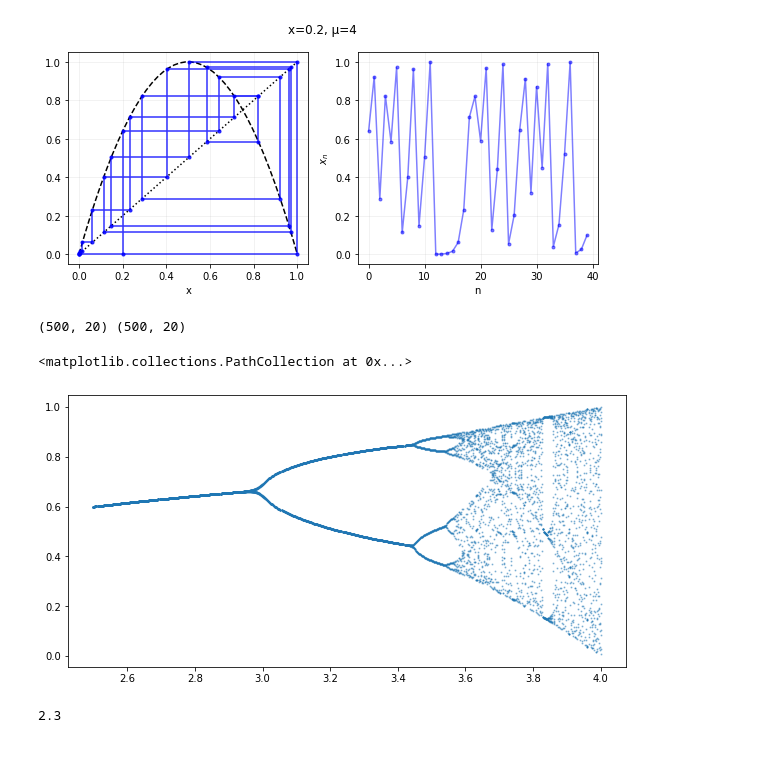
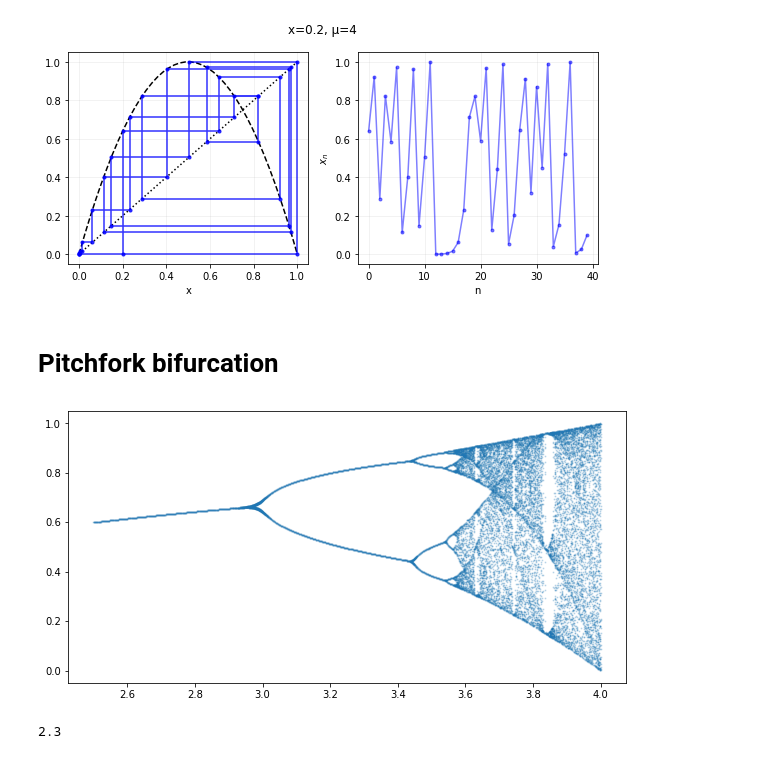
Before and after one commit to charelF/ComplexSystems, a Jupyter notebook: charel/fun.ipynb, the cells around one changed output. Saved outputs shown, nothing was run; the diff lists cells and outputs as text; code cells hidden in the pictures.

Commit message:
HD pitchfork

```diff
--- a/charel/fun.ipynb
+++ b/charel/fun.ipynb
@@ -148,34 +148,34 @@ for mu, x0 in [
 [figure]
 [figure]
 [figure]
+# %% [markdown]
+# Pitchfork bifurcation
 # %%
 N = 100
-lastX = 20
-M = 500
+lastX = 30
+M = 2000
 
 mus = np.array([[x]*lastX for x in np.linspace(2.5,4,M)])
 periods = np.empty((M, lastX))
-print(mus.shape, periods.shape)
 
 for i in range(M):
     mu = mus[i,0]
     x = 0.1
-    X = np.linspace(0,1,N)
-    FX = f(X, mu)
-    Y = np.zeros(N)
+    Y = np.empty(N)
     for j in range(N):
         x = f(x, mu)
         Y[j] = x
-
-    YlX = np.round(Y[-lastX:], 3)
-    periods[i] = YlX
+    uni = np.unique(np.round(Y[-lastX:],3))
+    periods[i] = np.pad(
+        uni, (0, lastX-uni.shape[0]),
+        "constant", constant_values=(np.nan)
+    )
 
 plt.figure(figsize=(10,5))
-plt.scatter(mus, periods, s=1, alpha=0.4)
+plt.scatter(mus, periods, s=1, alpha=0.2)
+plt.show()
 # %% [output]
-(500, 20) (500, 20)
-<matplotlib.collections.PathCollection at 0x...>
-[figure, old version]
+[figure, new version]
 # %%
 np.round(2.3, 1)
 # %% [output]
```
